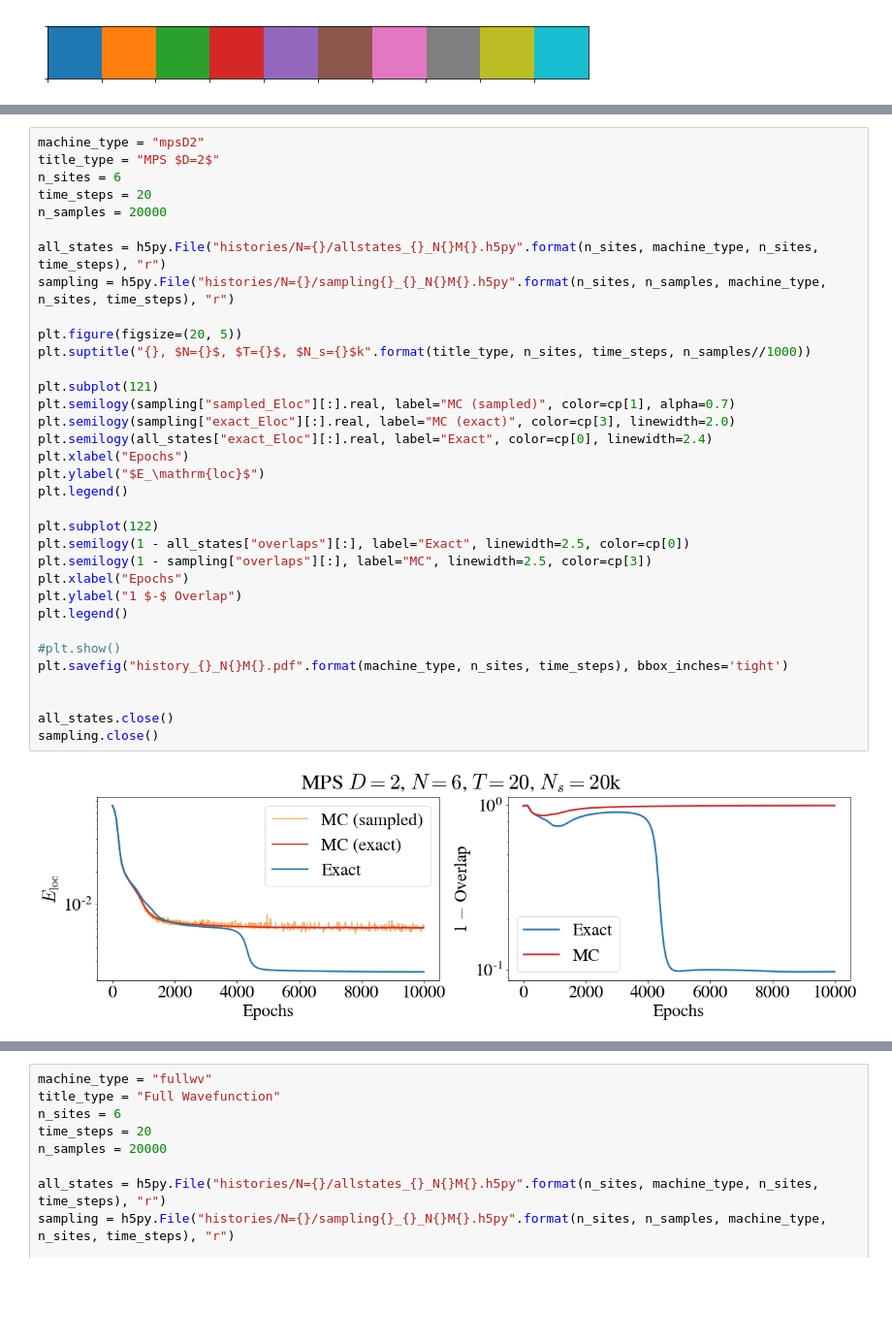
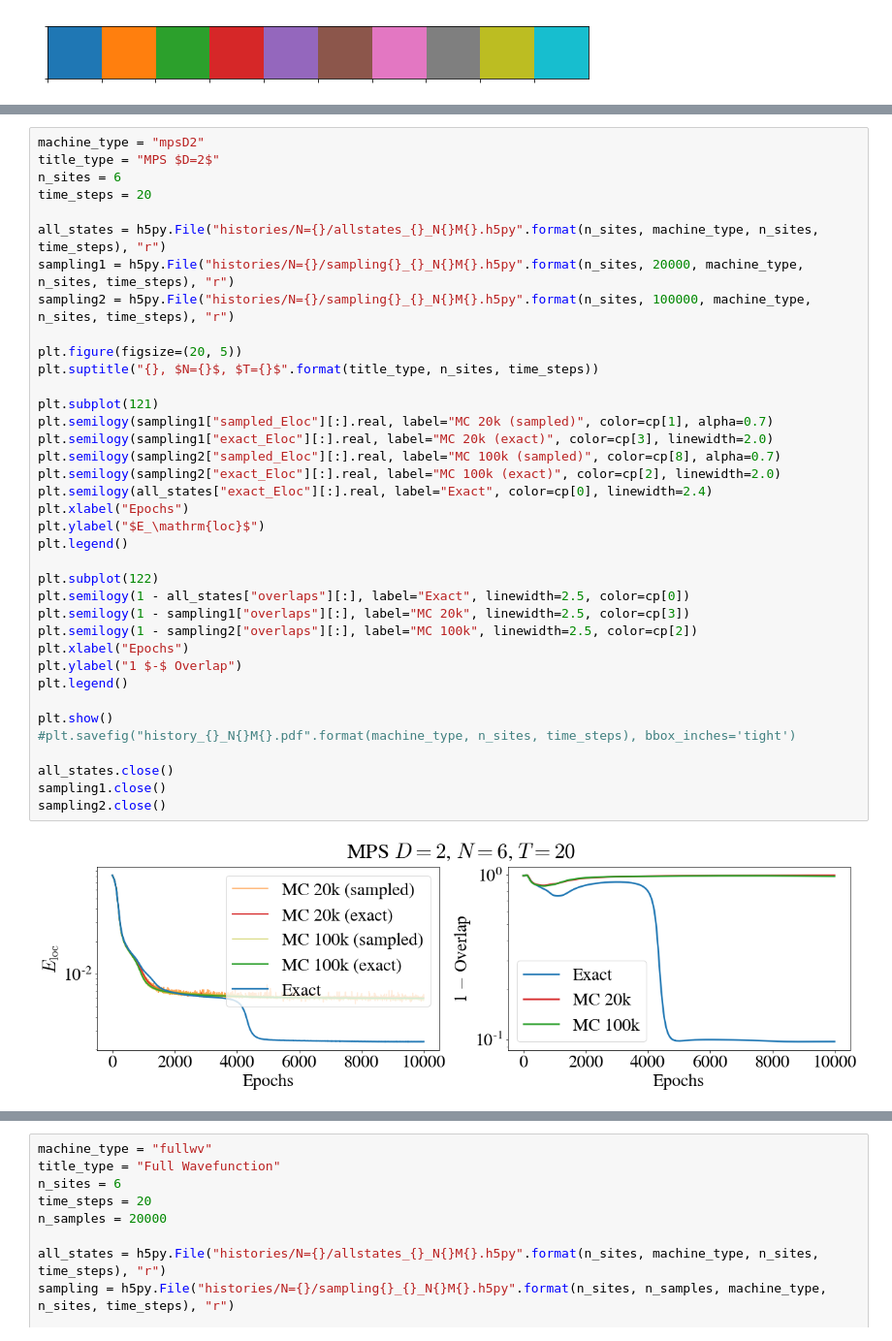
Before and after one commit to stavros11/Time-Evolution, a Jupyter notebook: plotter.ipynb, the cells around one changed output, grey strips where cells are left out. Shown at 97% size. Cells and saved outputs as stored; diff of their text form; blank space fills up the shorter version.

```diff
--- a/plotter.ipynb
+++ b/plotter.ipynb
@@ -94,36 +96,39 @@ sampling.close()
 # %%
 machine_type = "mpsD2"
 title_type = "MPS $D=2$"
 n_sites = 6
 time_steps = 20
-n_samples = 20000
 
 all_states = h5py.File("histories/N={}/allstates_{}_N{}M{}.h5py".format(n_sites, machine_type, n_sites, time_steps), "r")
-sampling = h5py.File("histories/N={}/sampling{}_{}_N{}M{}.h5py".format(n_sites, n_samples, machine_type, n_sites, time_steps), "r")
+sampling1 = h5py.File("histories/N={}/sampling{}_{}_N{}M{}.h5py".format(n_sites, 20000, machine_type, n_sites, time_steps), "r")
+sampling2 = h5py.File("histories/N={}/sampling{}_{}_N{}M{}.h5py".format(n_sites, 100000, machine_type, n_sites, time_steps), "r")
 
 plt.figure(figsize=(20, 5))
-plt.suptitle("{}, $N={}$, $T={}$, $N_s={}$k".format(title_type, n_sites, time_steps, n_samples//1000))
+plt.suptitle("{}, $N={}$, $T={}$".format(title_type, n_sites, time_steps))
 
 plt.subplot(121)
-plt.semilogy(sampling["sampled_Eloc"][:].real, label="MC (sampled)", color=cp[1], alpha=0.7)
-plt.semilogy(sampling["exact_Eloc"][:].real, label="MC (exact)", color=cp[3], linewidth=2.0)
+plt.semilogy(sampling1["sampled_Eloc"][:].real, label="MC 20k (sampled)", color=cp[1], alpha=0.7)
+plt.semilogy(sampling1["exact_Eloc"][:].real, label="MC 20k (exact)", color=cp[3], linewidth=2.0)
+plt.semilogy(sampling2["sampled_Eloc"][:].real, label="MC 100k (sampled)", color=cp[8], alpha=0.7)
+plt.semilogy(sampling2["exact_Eloc"][:].real, label="MC 100k (exact)", color=cp[2], linewidth=2.0)
 plt.semilogy(all_states["exact_Eloc"][:].real, label="Exact", color=cp[0], linewidth=2.4)
 plt.xlabel("Epochs")
 plt.ylabel("$E_\mathrm{loc}$")
 plt.legend()
 
 plt.subplot(122)
 plt.semilogy(1 - all_states["overlaps"][:], label="Exact", linewidth=2.5, color=cp[0])
-plt.semilogy(1 - sampling["overlaps"][:], label="MC", linewidth=2.5, color=cp[3])
+plt.semilogy(1 - sampling1["overlaps"][:], label="MC 20k", linewidth=2.5, color=cp[3])
+plt.semilogy(1 - sampling2["overlaps"][:], label="MC 100k", linewidth=2.5, color=cp[2])
 plt.xlabel("Epochs")
 plt.ylabel("1 $-$ Overlap")
 plt.legend()
 
-#plt.show()
-plt.savefig("history_{}_N{}M{}.pdf".format(machine_type, n_sites, time_steps), bbox_inches='tight')
-
+plt.show()
+#plt.savefig("history_{}_N{}M{}.pdf".format(machine_type, n_sites, time_steps), bbox_inches='tight')
 
 all_states.close()
-sampling.close()
+sampling1.close()
+sampling2.close()
 # %% [output]
-[figure, old version]
+[figure, new version]
```
Also changed, not shown: parts of 4 cells of this notebook, 11 other files.
